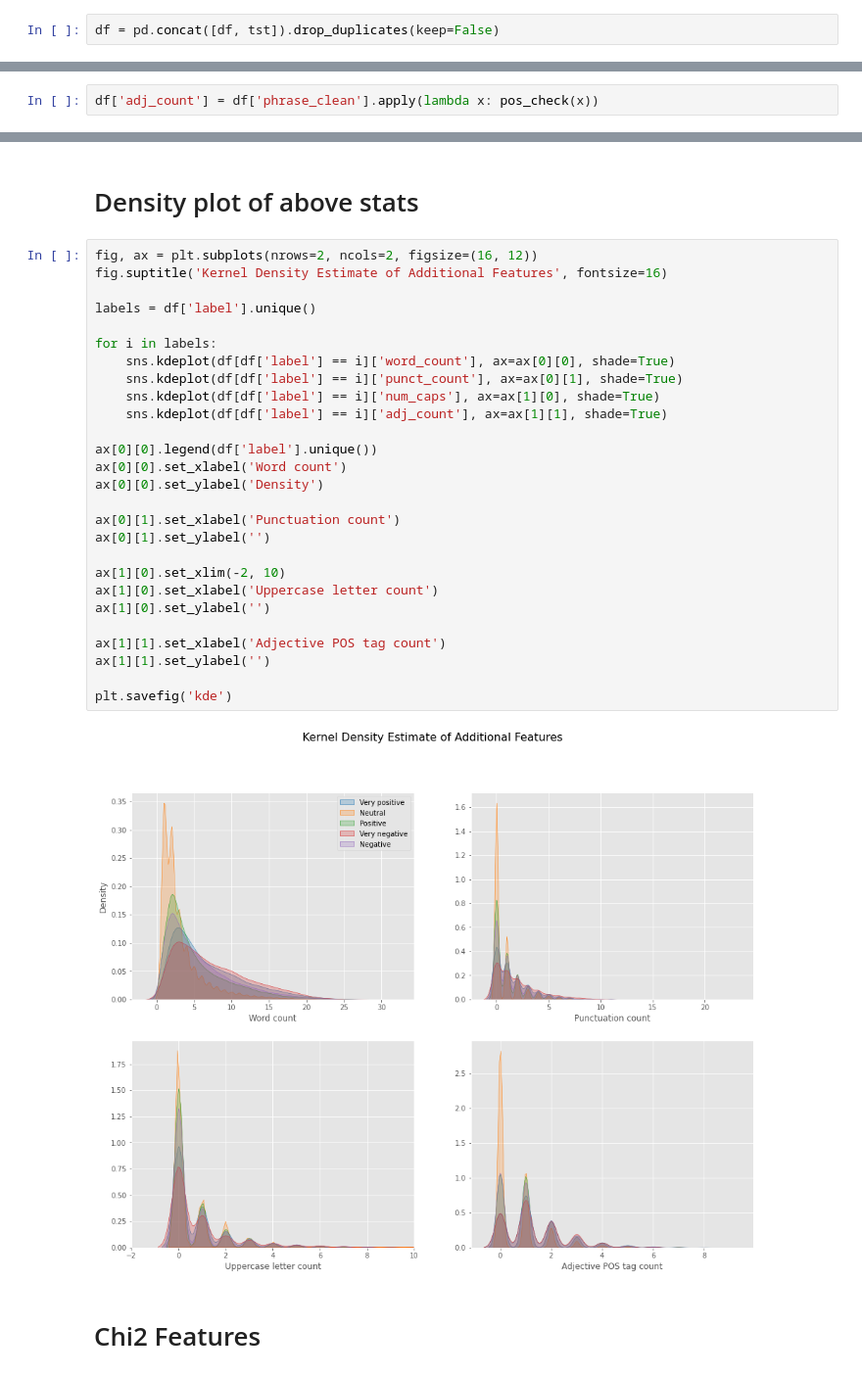
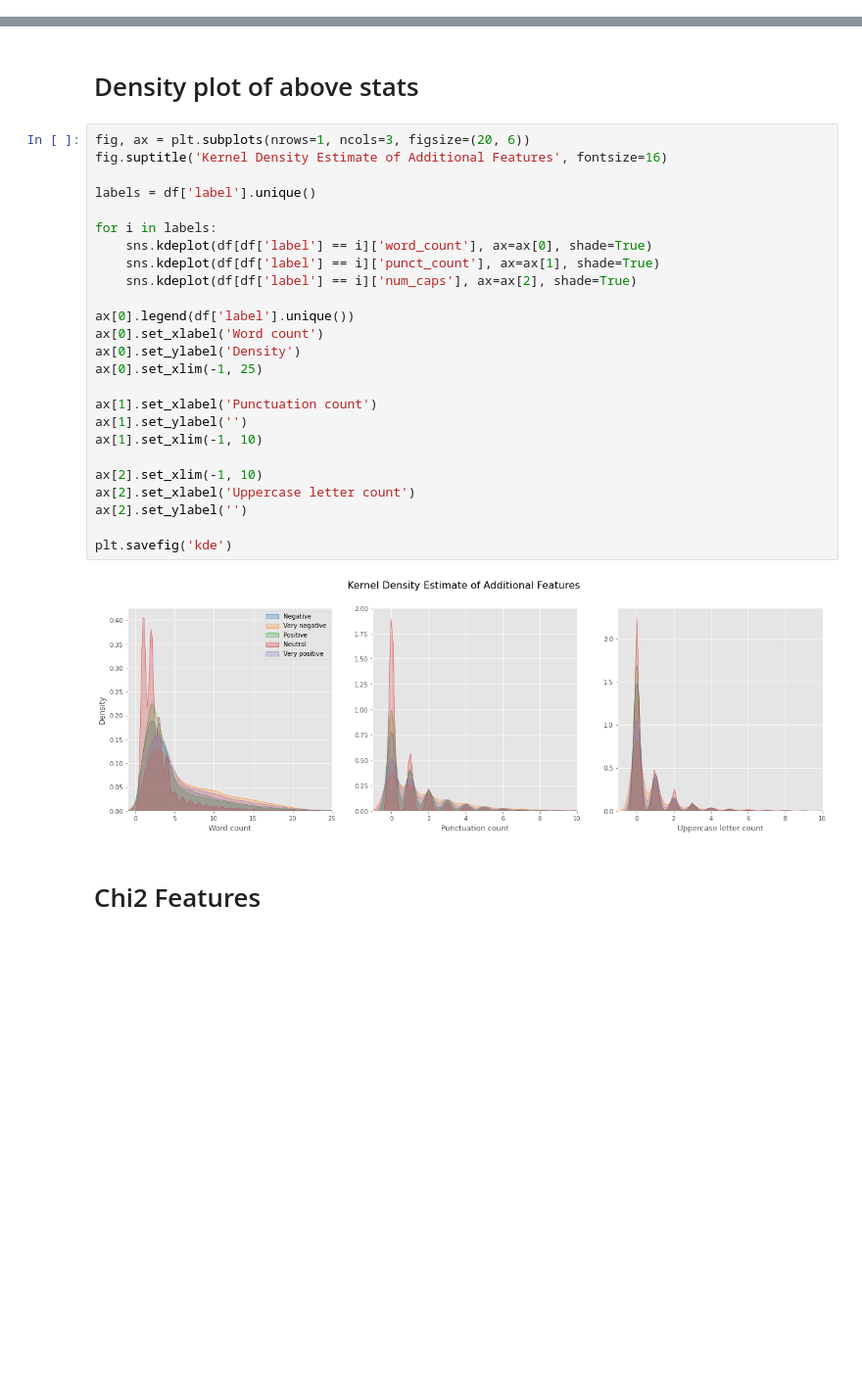
Before and after one commit to oaarnikoivu/dme-sentiment, a Jupyter notebook: EDA.ipynb, the cells around one changed output, grey strips where cells are left out. Shown at 98% size. Saved outputs shown, nothing was run; the diff lists cells and outputs as text; blank space fills up the shorter version.

```diff
--- a/EDA.ipynb
+++ b/EDA.ipynb
@@ -167,2 +180,0 @@ df.shape, tst.shape
-# %%
-df = pd.concat([df, tst]).drop_duplicates(keep=False)
@@ -266,2 +280,0 @@ from helpers import pos_check
-# %%
-df['adj_count'] = df['phrase_clean'].apply(lambda x: pos_check(x))
@@ -277,34 +281,32 @@ df.head()
 # %% [markdown]
 # Density plot of above stats
 # %%
-fig, ax = plt.subplots(nrows=2, ncols=2, figsize=(16, 12))
+fig, ax = plt.subplots(nrows=1, ncols=3, figsize=(20, 6))
 fig.suptitle('Kernel Density Estimate of Additional Features', fontsize=16)
 
 labels = df['label'].unique()
 
 for i in labels:
-    sns.kdeplot(df[df['label'] == i]['word_count'], ax=ax[0][0], shade=True)
-    sns.kdeplot(df[df['label'] == i]['punct_count'], ax=ax[0][1], shade=True)
-    sns.kdeplot(df[df['label'] == i]['num_caps'], ax=ax[1][0], shade=True)
-    sns.kdeplot(df[df['label'] == i]['adj_count'], ax=ax[1][1], shade=True)
+    sns.kdeplot(df[df['label'] == i]['word_count'], ax=ax[0], shade=True)
+    sns.kdeplot(df[df['label'] == i]['punct_count'], ax=ax[1], shade=True)
+    sns.kdeplot(df[df['label'] == i]['num_caps'], ax=ax[2], shade=True)
 
-ax[0][0].legend(df['label'].unique())
-ax[0][0].set_xlabel('Word count')
-ax[0][0].set_ylabel('Density')
+ax[0].legend(df['label'].unique())
+ax[0].set_xlabel('Word count')
+ax[0].set_ylabel('Density')
+ax[0].set_xlim(-1, 25)
 
-ax[0][1].set_xlabel('Punctuation count')
-ax[0][1].set_ylabel('')
+ax[1].set_xlabel('Punctuation count')
+ax[1].set_ylabel('')
+ax[1].set_xlim(-1, 10)
 
-ax[1][0].set_xlim(-2, 10)
-ax[1][0].set_xlabel('Uppercase letter count')
-ax[1][0].set_ylabel('')
-
-ax[1][1].set_xlabel('Adjective POS tag count')
-ax[1][1].set_ylabel('')
+ax[2].set_xlim(-1, 10)
+ax[2].set_xlabel('Uppercase letter count')
+ax[2].set_ylabel('')
 
 plt.savefig('kde')
 # %% [output]
-[figure, old version]
+[figure, new version]
 # %% [markdown]
 # Chi2 Features
 # %%
```
Also changed, not shown: parts of 51 cells of this notebook, 3 other files.
